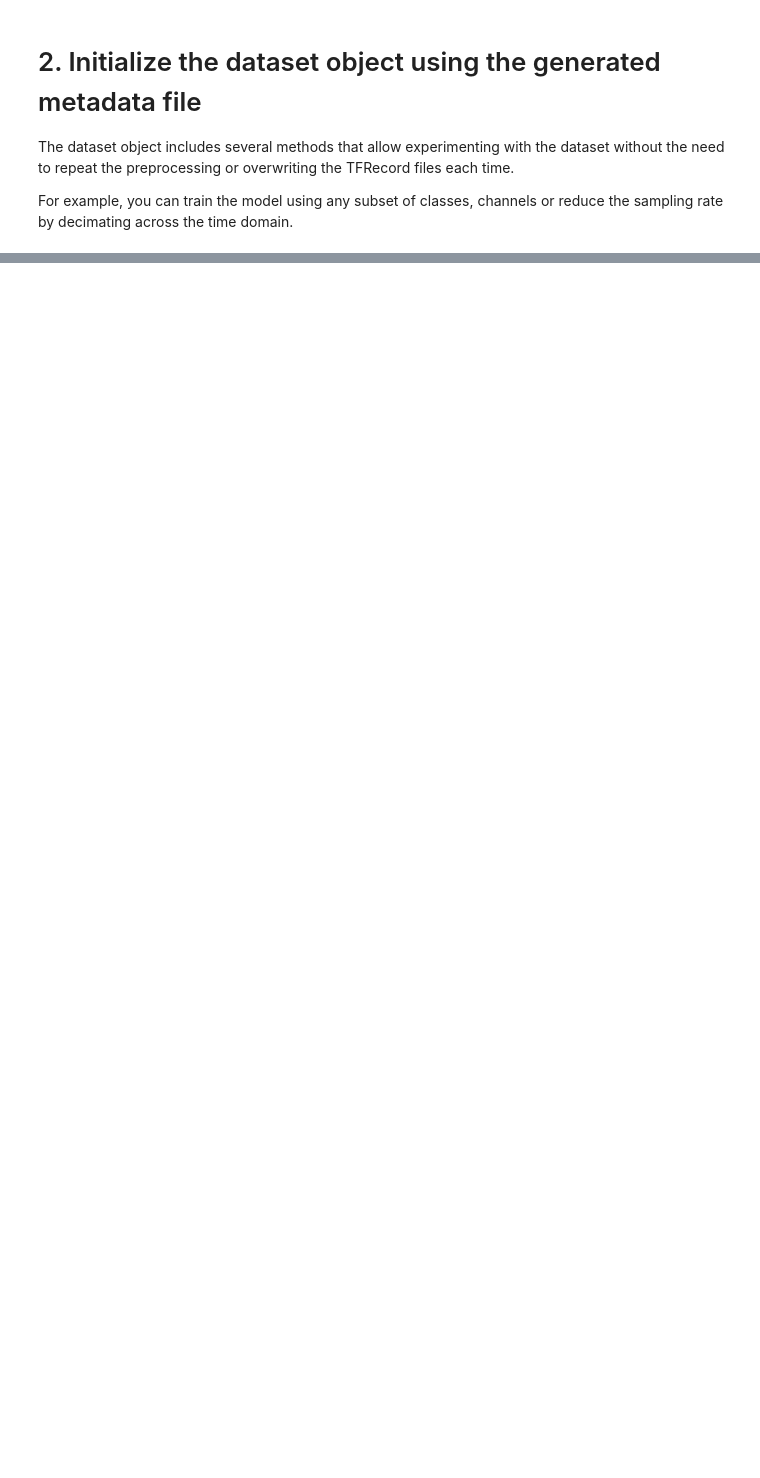
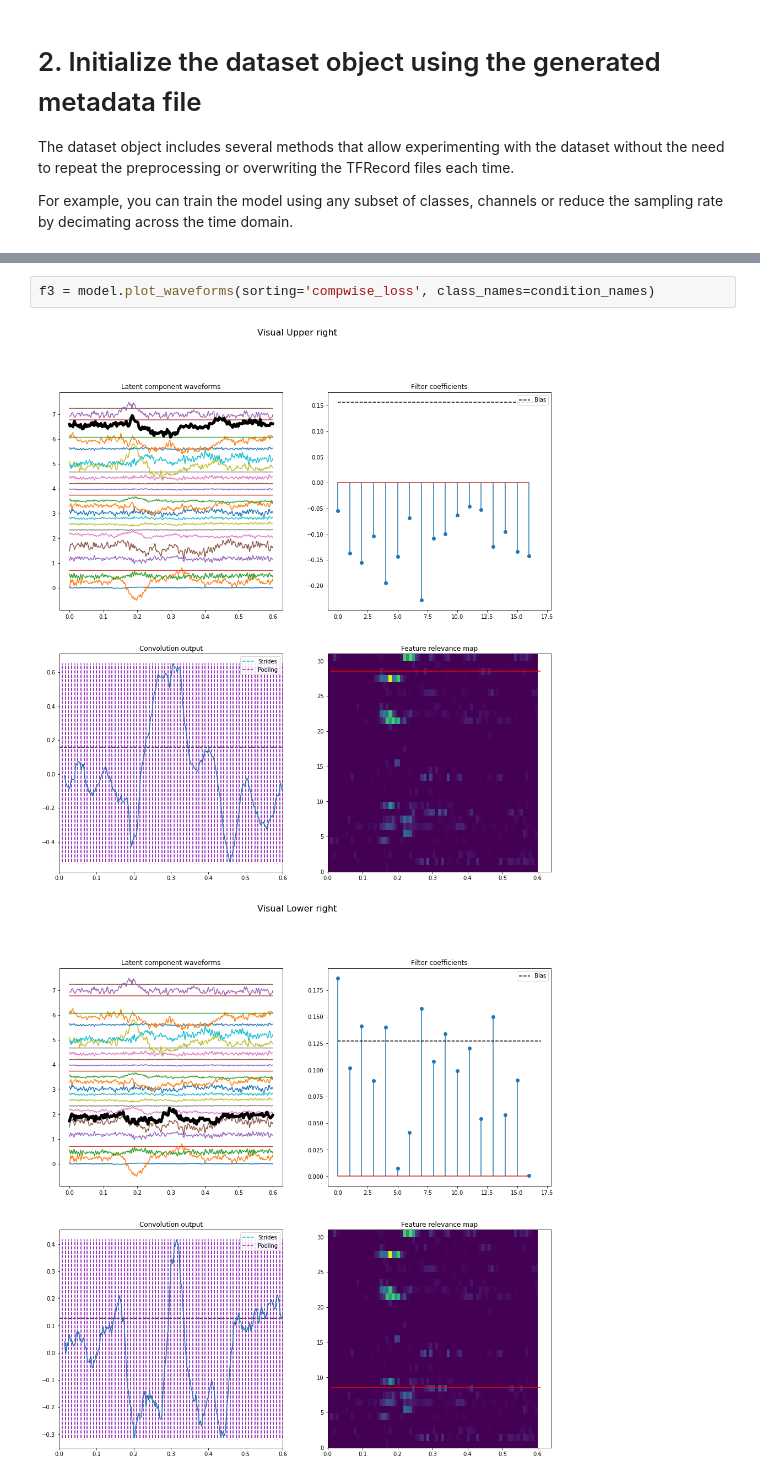
Before and after one commit to zubara/mneflow, a Jupyter notebook: examples/mneflow_example_tf2.ipynb, the cells around one changed output, grey strips where cells are left out. Drawn from its saved outputs; the diff is of its cells as text; blank space fills up the shorter version.

```diff
--- a/examples/mneflow_example_tf2.ipynb
+++ b/examples/mneflow_example_tf2.ipynb
@@ -207,0 +212,5 @@ f2 = model.plot_spectra(sorting='weight_corr')
+# %%
+f3 = model.plot_waveforms(sorting='compwise_loss', class_names=condition_names)
+# %% [output]
+[figure, added]
+[figure, added]
```
Also changed, not shown: parts of 13 cells of this notebook, 9 other files.
